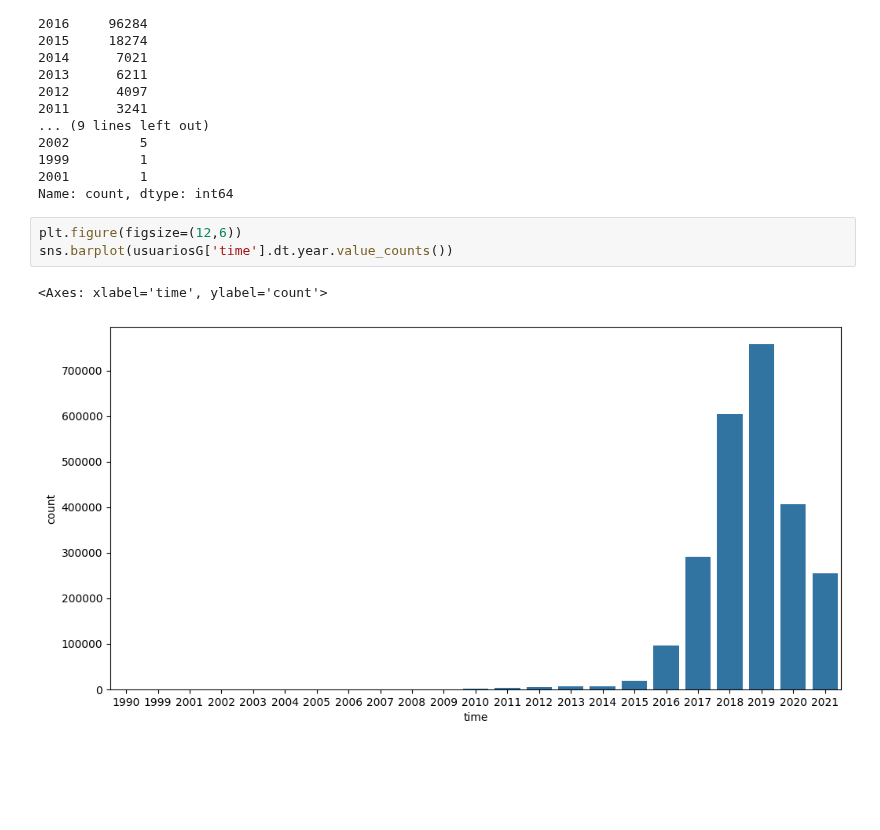
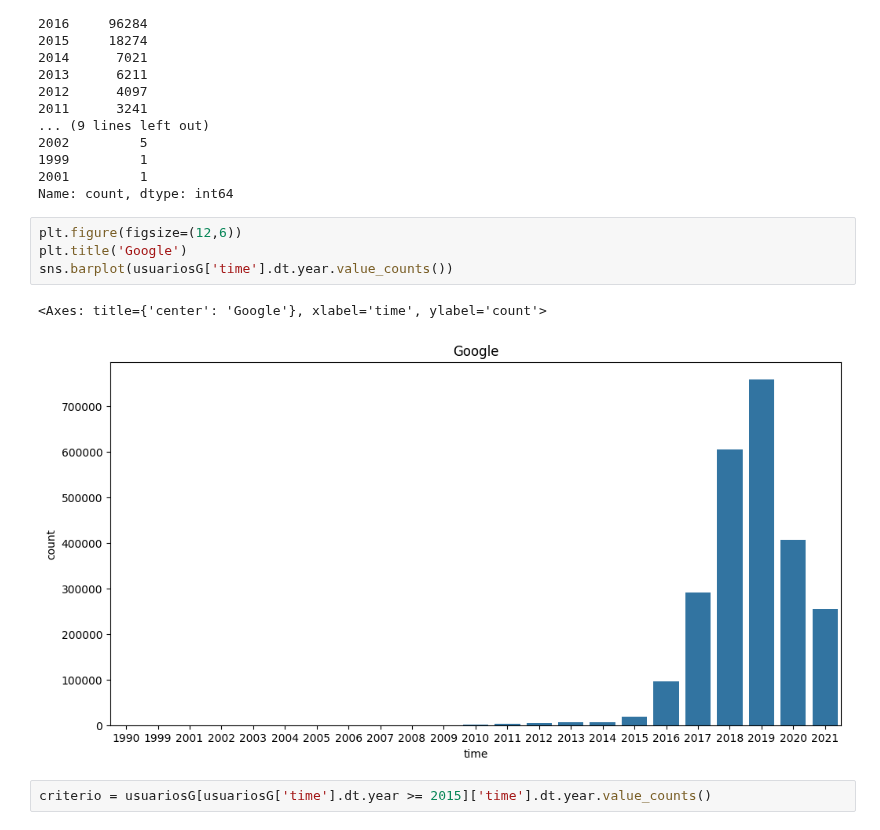
Before and after one commit to Paniceres/GP_Henry, a Jupyter notebook: etl-eda/etl_user_yelp.ipynb, the cells around one changed output. Cells and saved outputs as stored; diff of their text form; blank space fills up the shorter version.

```diff
--- a/etl-eda/etl_user_yelp.ipynb
+++ b/etl-eda/etl_user_yelp.ipynb
@@ -188,7 +186,10 @@ time
 Name: count, dtype: int64
 # %%
 plt.figure(figsize=(12,6))
+plt.title('Google')
 sns.barplot(usuariosG['time'].dt.year.value_counts())
 # %% [output]
-<Axes: xlabel='time', ylabel='count'>
+<Axes: title={'center': 'Google'}, xlabel='time', ylabel='count'>
-[figure, old version]
+[figure, new version]
+# %%
+criterio = usuariosG[usuariosG['time'].dt.year >= 2015]['time'].dt.year.value_counts()
```
Also changed, not shown: parts of 3 cells of this notebook, 2 other files.
